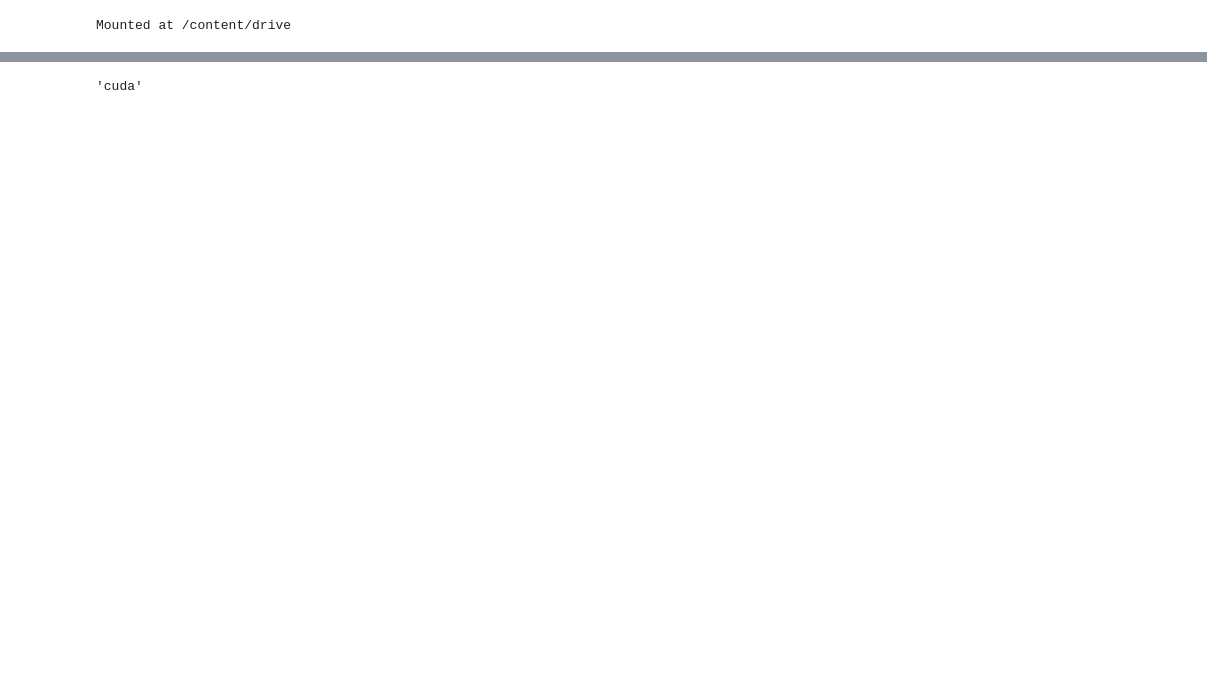
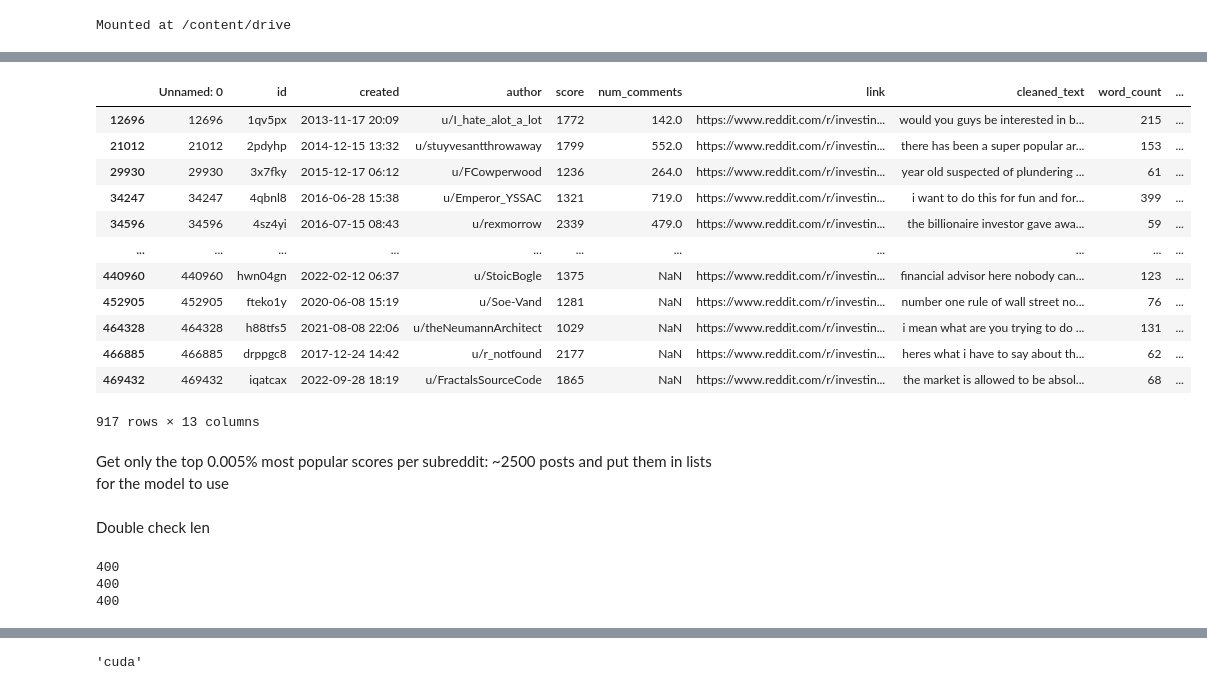
Before and after one commit to natashacarpcast/moralization-selfimprovement, a Jupyter notebook: 07-moralBERT.ipynb, the cells around one changed output, grey strips where cells are left out. Saved outputs shown, nothing was run; the diff lists cells and outputs as text; code cells hidden in the pictures; blank space fills up the shorter version.

```diff
--- a/07-moralBERT.ipynb
+++ b/07-moralBERT.ipynb
@@ -20,0 +112,18 @@ Mounted at /content/drive
+# %%
+data_investing[data_investing.score > 1000]
+# %% [output]
+|  | Unnamed: 0 | id | created | author | score | num_comments | link | cleaned_text | word_count | ... |
+| 12696 | 12696 | 1qv5px | 2013-11-17 20:09 | u/I_hate_alot_a_lot | 1772 | 142.0 | https://www.reddit.com/r/investin... | would you guys be interested in b... | 215 | ... |
+| 21012 | 21012 | 2pdyhp | 2014-12-15 13:32 | u/stuyvesantthrowaway | 1799 | 552.0 | https://www.reddit.com/r/investin... | there has been a super popular ar... | 153 | ... |
+| 29930 | 29930 | 3x7fky | 2015-12-17 06:12 | u/FCowperwood | 1236 | 264.0 | https://www.reddit.com/r/investin... | year old suspected of plundering ... | 61 | ... |
+| 34247 | 34247 | 4qbnl8 | 2016-06-28 15:38 | u/Emperor_YSSAC | 1321 | 719.0 | https://www.reddit.com/r/investin... | i want to do this for fun and for... | 399 | ... |
+| 34596 | 34596 | 4sz4yi | 2016-07-15 08:43 | u/rexmorrow | 2339 | 479.0 | https://www.reddit.com/r/investin... | the billionaire investor gave awa... | 59 | ... |
+| ... | ... | ... | ... | ... | ... | ... | ... | ... | ... | ... |
+| 440960 | 440960 | hwn04gn | 2022-02-12 06:37 | u/StoicBogle | 1375 | NaN | https://www.reddit.com/r/investin... | financial advisor here nobody can... | 123 | ... |
+| 452905 | 452905 | fteko1y | 2020-06-08 15:19 | u/Soe-Vand | 1281 | NaN | https://www.reddit.com/r/investin... | number one rule of wall street no... | 76 | ... |
+| 464328 | 464328 | h88tfs5 | 2021-08-08 22:06 | u/theNeumannArchitect | 1029 | NaN | https://www.reddit.com/r/investin... | i mean what are you trying to do ... | 131 | ... |
+| 466885 | 466885 | drppgc8 | 2017-12-24 14:42 | u/r_notfound | 2177 | NaN | https://www.reddit.com/r/investin... | heres what i have to say about th... | 62 | ... |
+| 469432 | 469432 | iqatcax | 2022-09-28 18:19 | u/FractalsSourceCode | 1865 | NaN | https://www.reddit.com/r/investin... | the market is allowed to be absol... | 68 | ... |
+917 rows × 13 columns
+# %% [markdown]
+Get only the top 0.005% most popular scores per subreddit: ~2500 posts and put them in lists for the model to use
@@ -20,0 +147,10 @@ Mounted at /content/drive
+# %% [markdown]
+Double check len
+# %%
+print(len(selfimprovement_list))
+print(len(investing_list))
+print(len(homeowners_list))
+# %% [output]
+400
+400
+400
```
Also changed, not shown: parts of 26 cells of this notebook.
